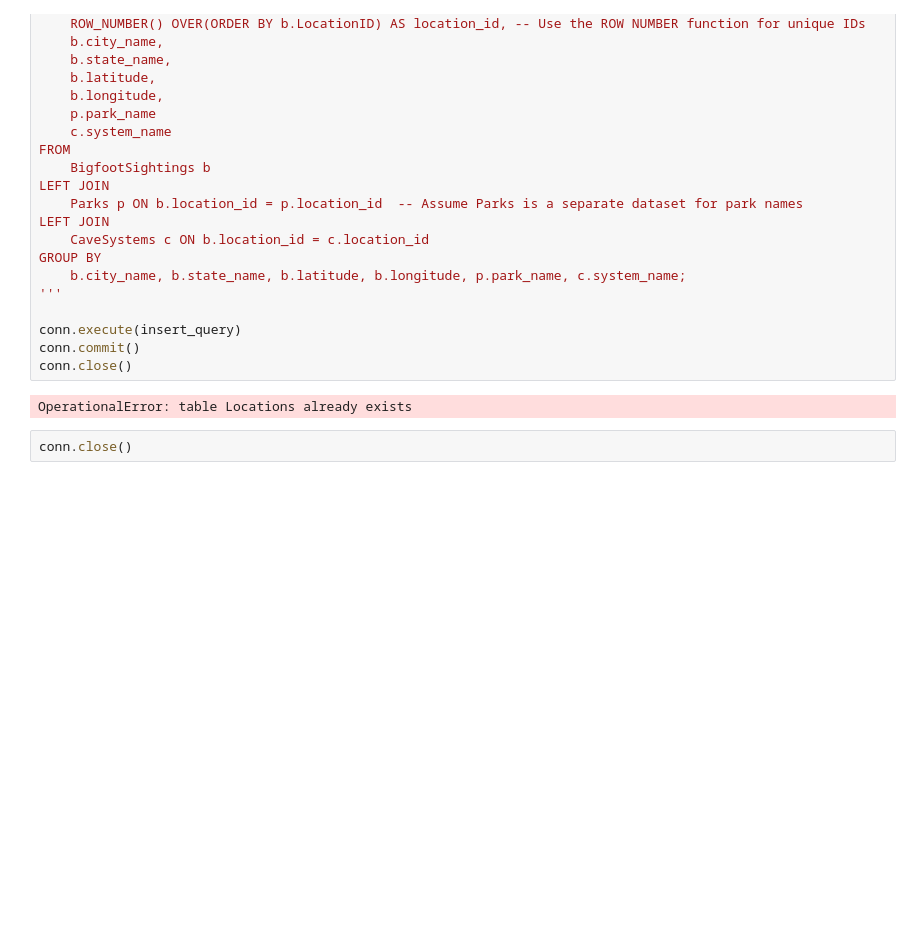
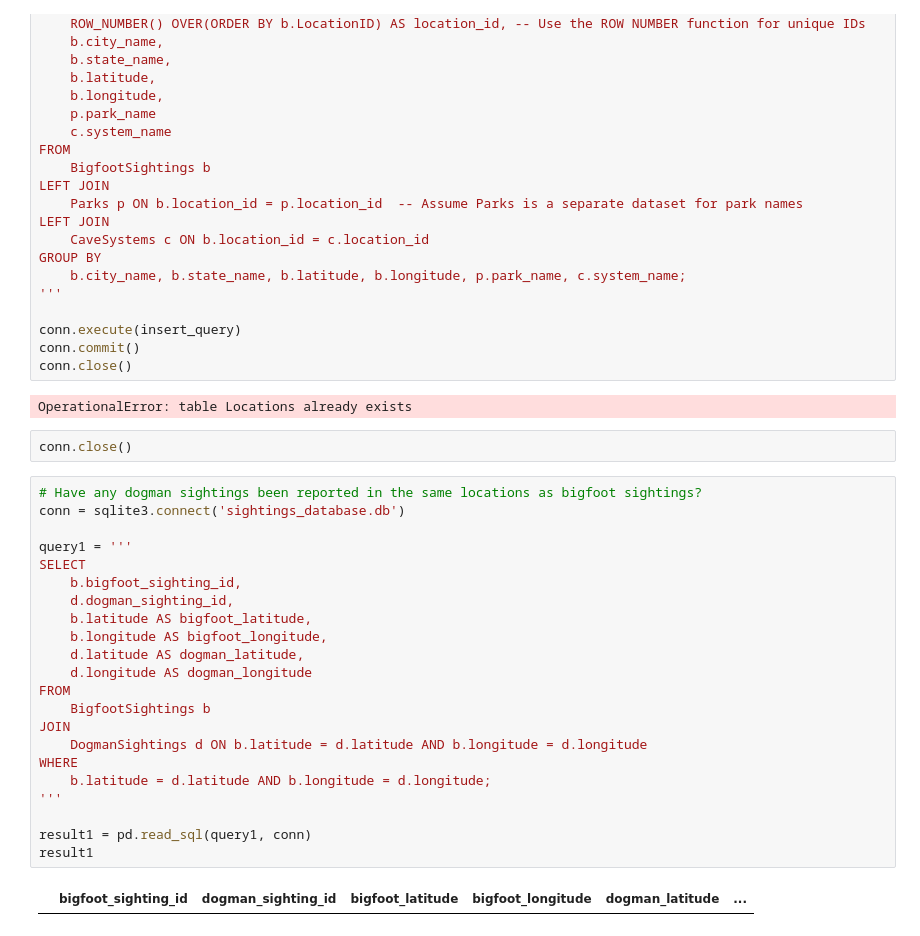
Before and after one commit to ryann1004/Capstone_RobertYann, a Jupyter notebook: Notebooks/Capstone_RY.ipynb, the cells around one changed output. Cells and saved outputs as stored; diff of their text form; blank space fills up the shorter version.

```diff
--- a/Notebooks/Capstone_RY.ipynb
+++ b/Notebooks/Capstone_RY.ipynb
@@ -1273,3 +1276,27 @@ conn.close()
 OperationalError: table Locations already exists
 # %%
 conn.close()
+# %%
+# Have any dogman sightings been reported in the same locations as bigfoot sightings?
+conn = sqlite3.connect('sightings_database.db')
+
+query1 = '''
+SELECT
+    b.bigfoot_sighting_id,
+    d.dogman_sighting_id,
+    b.latitude AS bigfoot_latitude,
+    b.longitude AS bigfoot_longitude,
+    d.latitude AS dogman_latitude,
+    d.longitude AS dogman_longitude
+FROM
+    BigfootSightings b
+JOIN
+    DogmanSightings d ON b.latitude = d.latitude AND b.longitude = d.longitude
+WHERE
+    b.latitude = d.latitude AND b.longitude = d.longitude;
+'''
+
+result1 = pd.read_sql(query1, conn)
+result1
+# %% [output]
+|  | bigfoot_sighting_id | dogman_sighting_id | bigfoot_latitude | bigfoot_longitude | dogman_latitude | ... |
```
Also changed, not shown: parts of 4 cells of this notebook.
